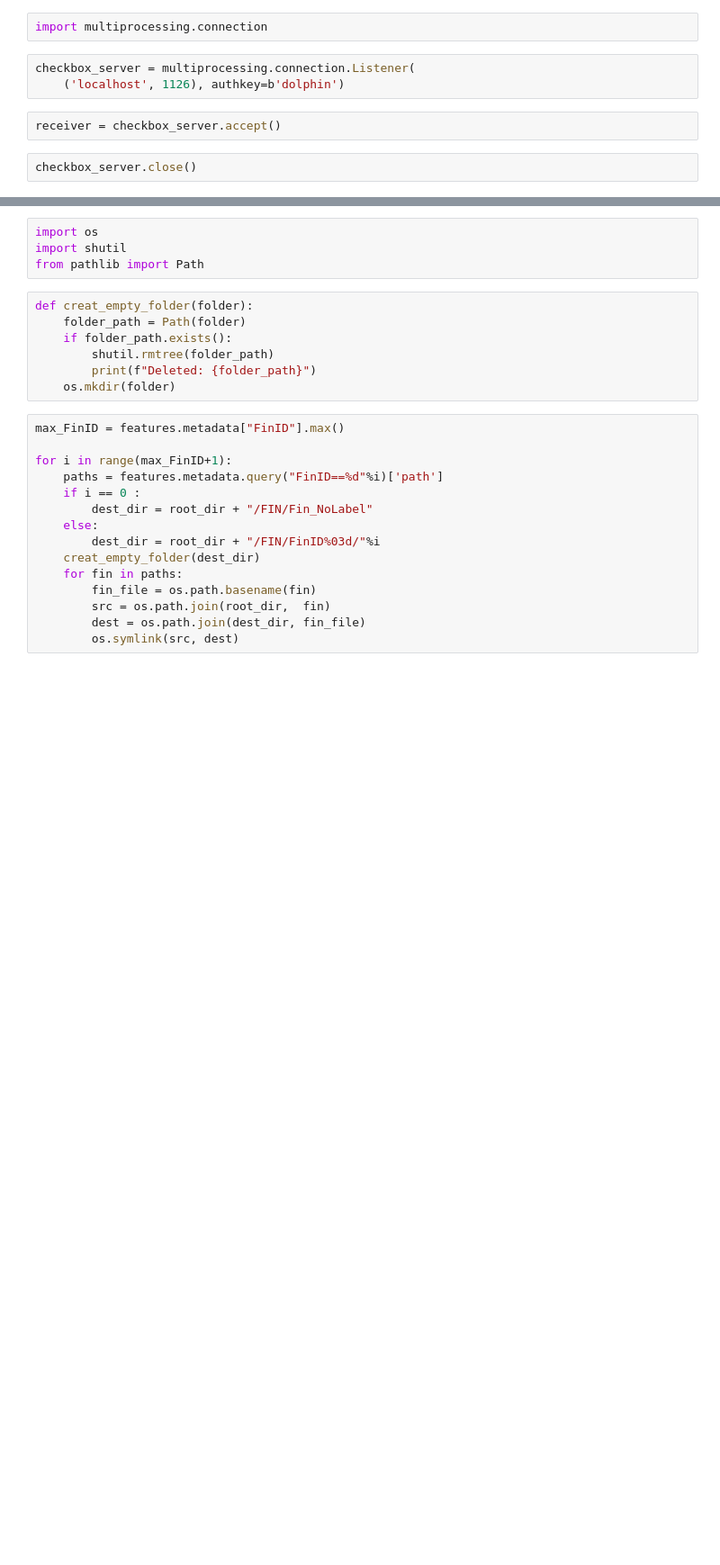
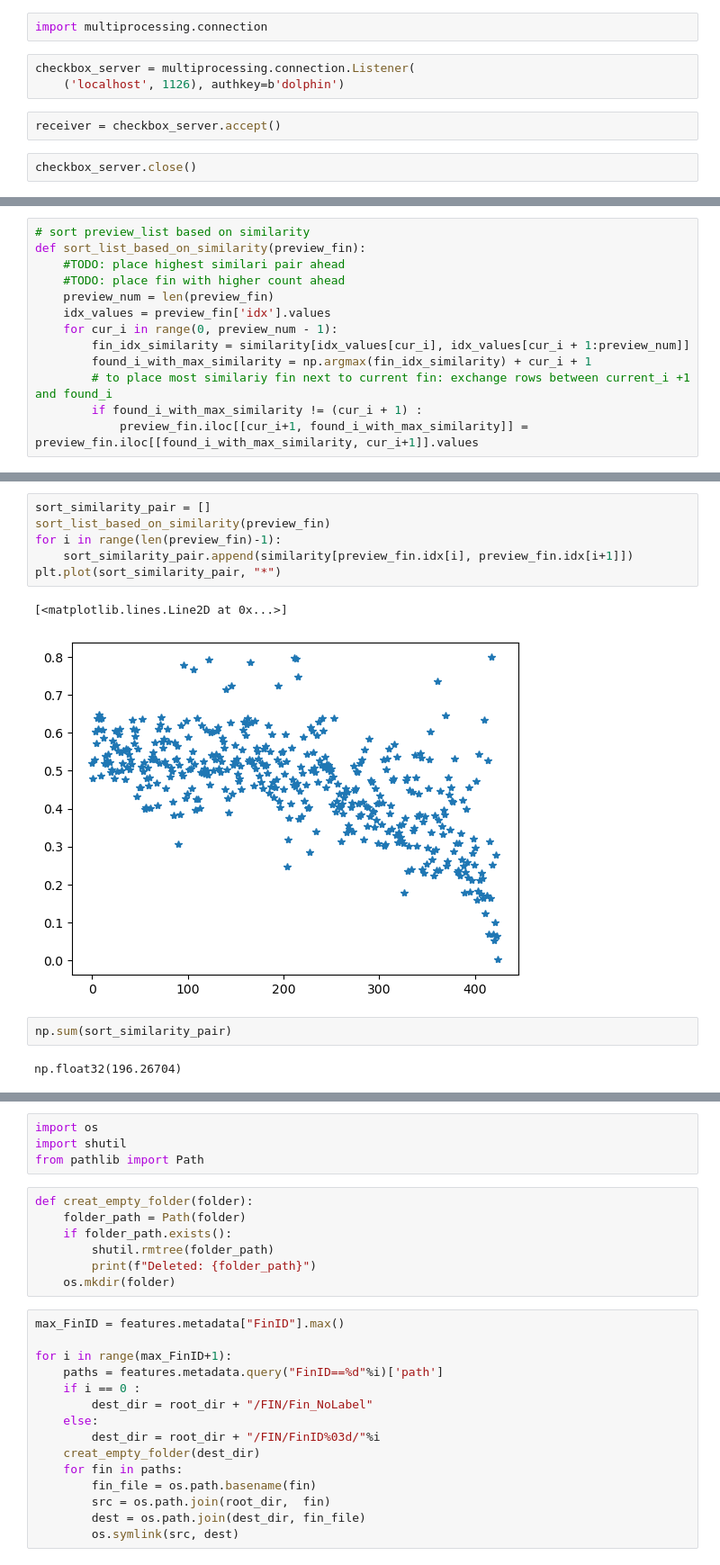
Before and after one commit to JiangXL/Doris, a Jupyter notebook: Step6_merge_preview.ipynb, the cells around one changed output, grey strips where cells are left out. Shown at 90% size. Drawn from its saved outputs; the diff is of its cells as text; blank space fills up the shorter version.

```diff
--- a/Step6_merge_preview.ipynb
+++ b/Step6_merge_preview.ipynb
@@ -92,0 +96,13 @@ def merge_fin():
+# %%
+# sort preview_list based on similarity
+def sort_list_based_on_similarity(preview_fin):
+    #TODO: place highest similari pair ahead
+    #TODO: place fin with higher count ahead
+    preview_num = len(preview_fin)
+    idx_values = preview_fin['idx'].values
+    for cur_i in range(0, preview_num - 1):
+        fin_idx_similarity = similarity[idx_values[cur_i], idx_values[cur_i + 1:preview_num]]
+        found_i_with_max_similarity = np.argmax(fin_idx_similarity) + cur_i + 1
+        # to place most similariy fin next to current fin: exchange rows between current_i +1 and found_i
+        if found_i_with_max_similarity != (cur_i + 1) :
+            preview_fin.iloc[[cur_i+1, found_i_with_max_similarity]] = preview_fin.iloc[[found_i_with_max_similarity, cur_i+1]].values
@@ -92,0 +117,13 @@ def merge_fin():
+# %%
+sort_similarity_pair = []
+sort_list_based_on_similarity(preview_fin)
+for i in range(len(preview_fin)-1):
+    sort_similarity_pair.append(similarity[preview_fin.idx[i], preview_fin.idx[i+1]])
+plt.plot(sort_similarity_pair, "*")
+# %% [output]
+[<matplotlib.lines.Line2D at 0x...>]
+[figure, added]
+# %%
+np.sum(sort_similarity_pair)
+# %% [output]
+np.float32(196.26704)
```
Also changed, not shown: parts of 23 cells of this notebook, 28 other files.
